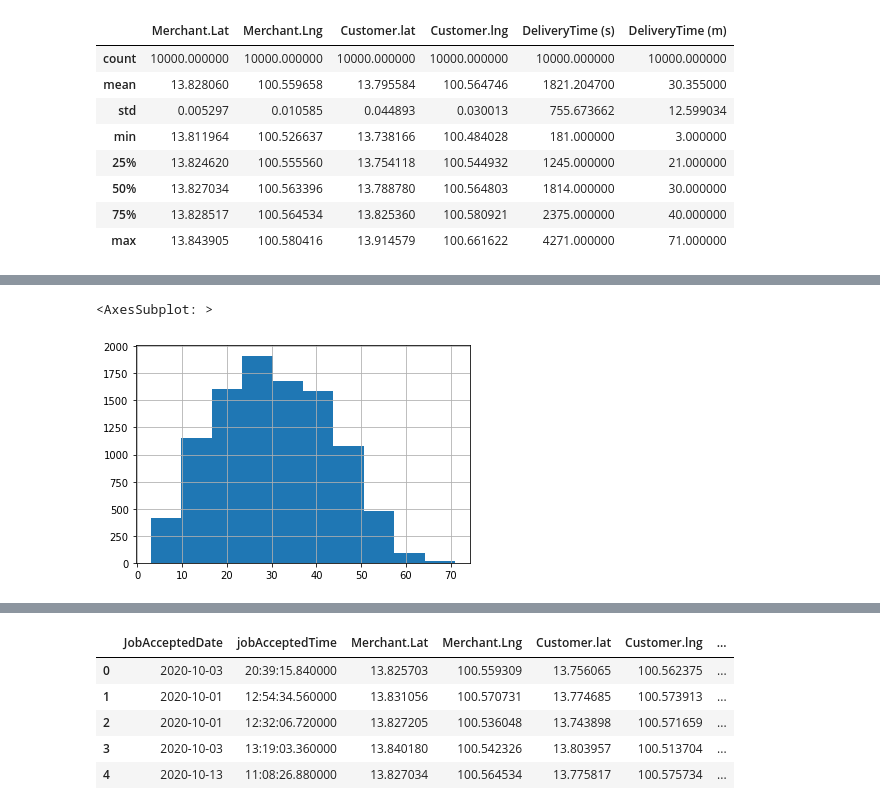
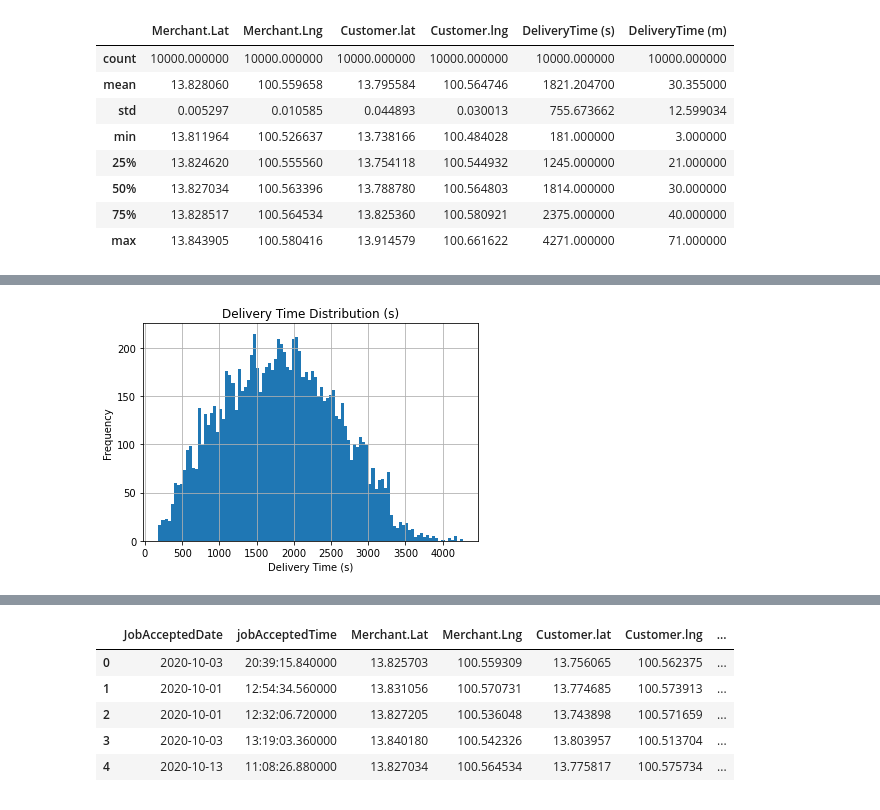
Before and after one commit to multi-order-planning-RBH/predictor, a Jupyter notebook: rbh_delivery.ipynb, the cells around one changed output, grey strips where cells are left out. Cells and saved outputs as stored; diff of their text form; code cells hidden in the pictures.

```diff
--- a/rbh_delivery.ipynb
+++ b/rbh_delivery.ipynb
@@ -151,5 +148,8 @@ df["DeliveryTime (s)"].hist()
-# %%
-df["DeliveryTime (m)"].hist()
-# %% [output]
-<AxesSubplot: >
-[figure, removed]
+# %%
+df["DeliveryTime (s)"].hist(bins=100)
+plt.title("Delivery Time Distribution (s)")
+plt.xlabel("Delivery Time (s)")
+plt.ylabel("Frequency")
+plt.show()
+# %% [output]
+[figure, added]
```
Also changed, not shown: parts of 147 cells of this notebook, 42 other files.
